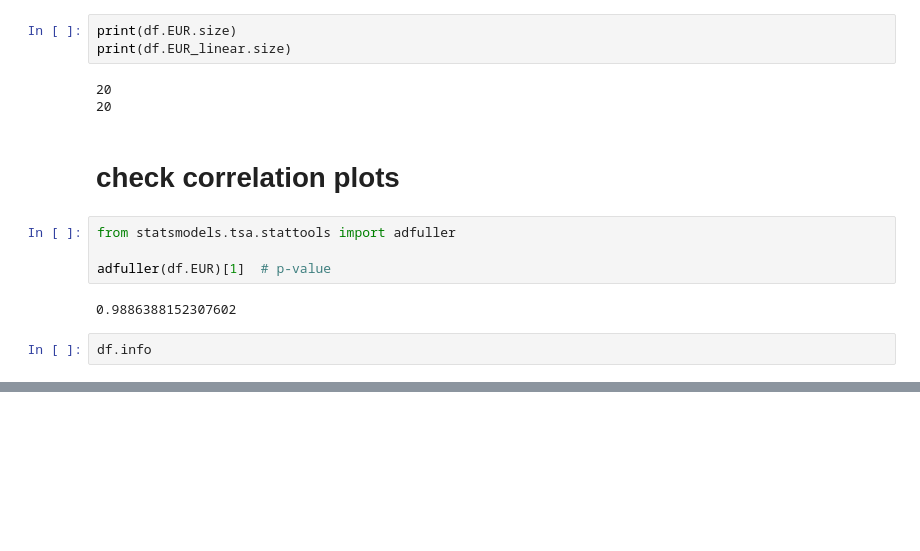
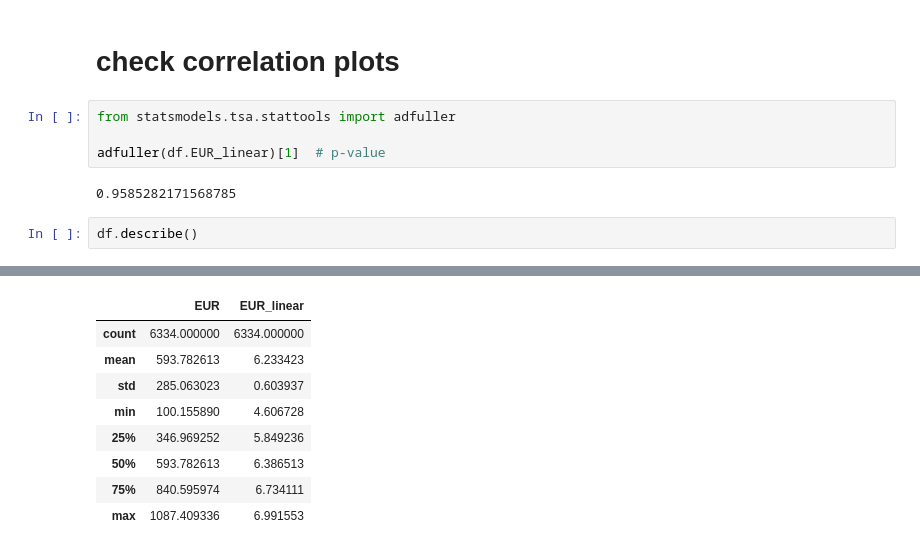
Before and after one commit to alexcolls/rex-ai, a Jupyter notebook: notebooks/paul/03-arima_for_currency_idxs.ipynb, the cells around one changed output, grey strips where cells are left out. Drawn from its saved outputs; the diff is of its cells as text; blank space fills up the shorter version.

```diff
--- a/notebooks/paul/03-arima_for_currency_idxs.ipynb
+++ b/notebooks/paul/03-arima_for_currency_idxs.ipynb
@@ -65,17 +67,11 @@ plt.title('EUR Currency Index Linearized', fontsize=16);
-# %%
-print(df.EUR.size)
-print(df.EUR_linear.size)
-# %% [output]
-20
-20
 # %% [markdown]
 # check correlation plots
 # %%
 from statsmodels.tsa.stattools import adfuller
 
-adfuller(df.EUR)[1]  # p-value
+adfuller(df.EUR_linear)[1]  # p-value
 # %% [output]
-0.9886388152307602
+0.9585282171568785
 # %%
-df.info
+df.describe()
 # %% [output]
@@ -99 +78,10 @@ df.info
+|  | EUR | EUR_linear |
+| count | 6334.000000 | 6334.000000 |
+| mean | 593.782613 | 6.233423 |
+| std | 285.063023 | 0.603937 |
+| min | 100.155890 | 4.606728 |
+| 25% | 346.969252 | 5.849236 |
+| 50% | 593.782613 | 6.386513 |
+| 75% | 840.595974 | 6.734111 |
+| max | 1087.409336 | 6.991553 |
 # %%
```
Also changed, not shown: parts of 30 cells of this notebook, 1 other file.
